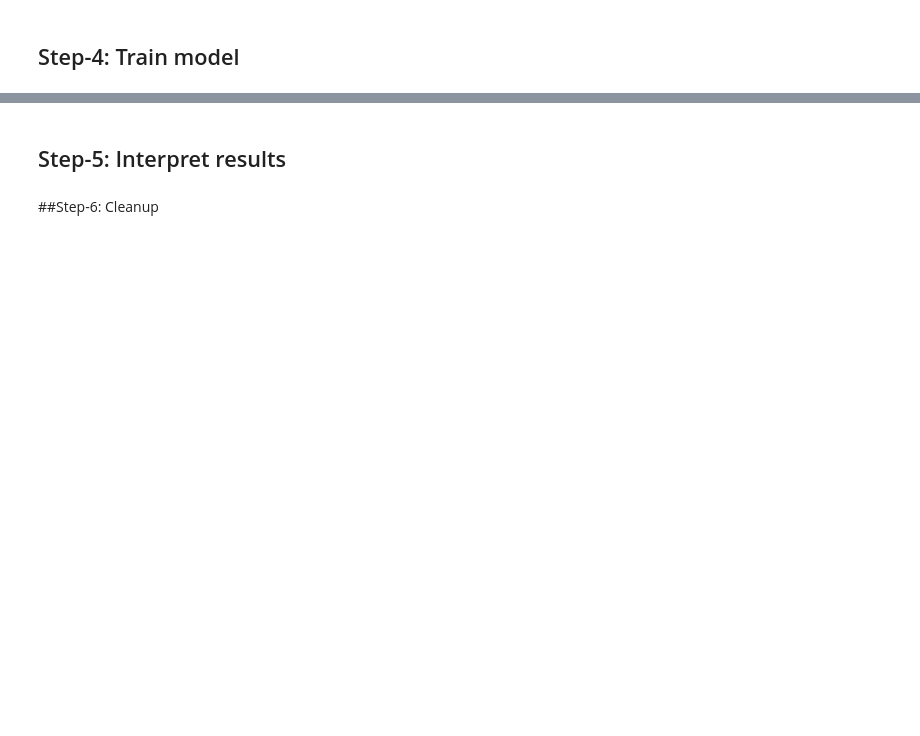
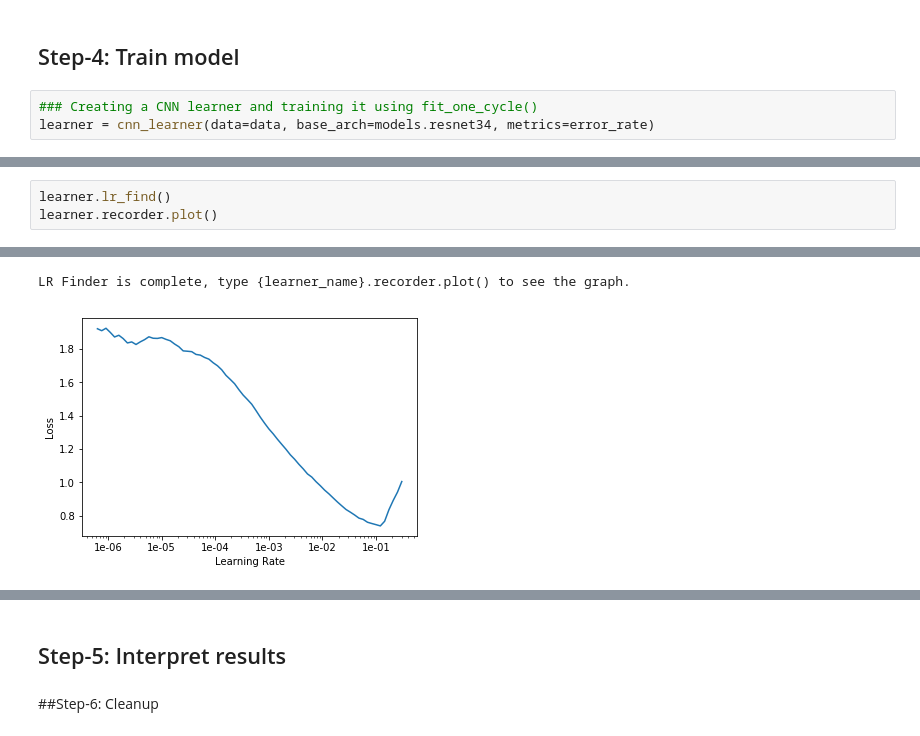
Before and after one commit to imflash217/Project_MachineLearning, a Jupyter notebook: imflash217_fastai_2_download.ipynb, the cells around one changed output, grey strips where cells are left out. Saved outputs shown, nothing was run; the diff lists cells and outputs as text; blank space fills up the shorter version.

```diff
--- a/imflash217_fastai_2_download.ipynb
+++ b/imflash217_fastai_2_download.ipynb
@@ -102,2 +125,5 @@ grizzly
 # %% [markdown]
 ## Step-4: Train model
+# %%
+### Creating a CNN learner and training it using fit_one_cycle()
+learner = cnn_learner(data=data, base_arch=models.resnet34, metrics=error_rate)
@@ -103,0 +132,4 @@ grizzly
+# %%
+learner.lr_find()
+learner.recorder.plot()
+# %% [output]
@@ -103,0 +137,2 @@ grizzly
+LR Finder is complete, type {learner_name}.recorder.plot() to see the graph.
+[figure, added]
```
Also changed, not shown: parts of 28 cells of this notebook.
